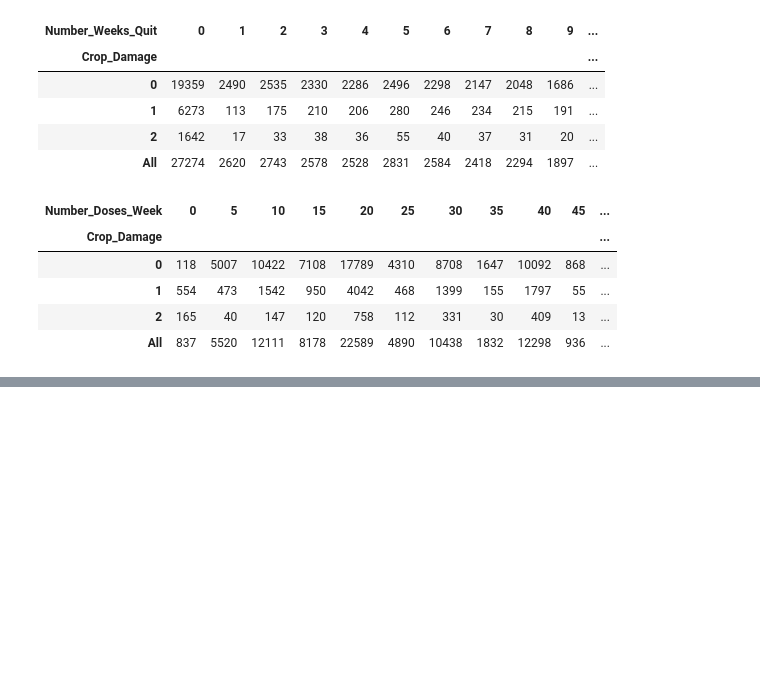
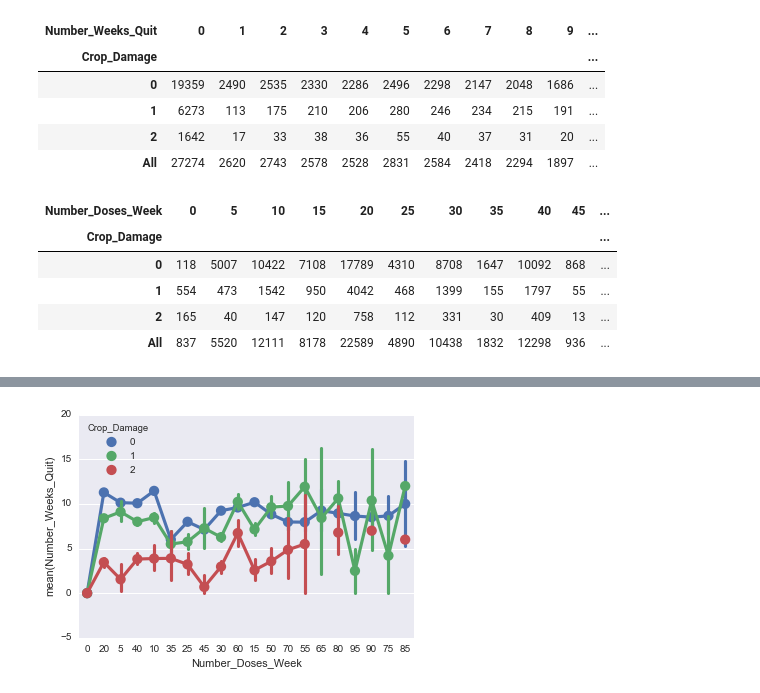
Before and after one commit to numb3r33/av-practice, a Jupyter notebook: last_man_standing/analysis.ipynb, the cells around one changed output, grey strips where cells are left out. Cells and saved outputs as stored; diff of their text form; code cells hidden in the pictures; blank space fills up the shorter version.

```diff
--- a/last_man_standing/analysis.ipynb
+++ b/last_man_standing/analysis.ipynb
@@ -490,0 +521,4 @@ pd.crosstab(train.Crop_Damage, train.Number_Doses_Week, margins=True)
+# %%
+sns.pointplot(x=train_sorted.Number_Doses_Week, y=train_sorted.Number_Weeks_Quit, hue=train_sorted.Crop_Damage);
+# %% [output]
+[figure, added]
```
Also changed, not shown: parts of 16 cells of this notebook, 2 other files.
